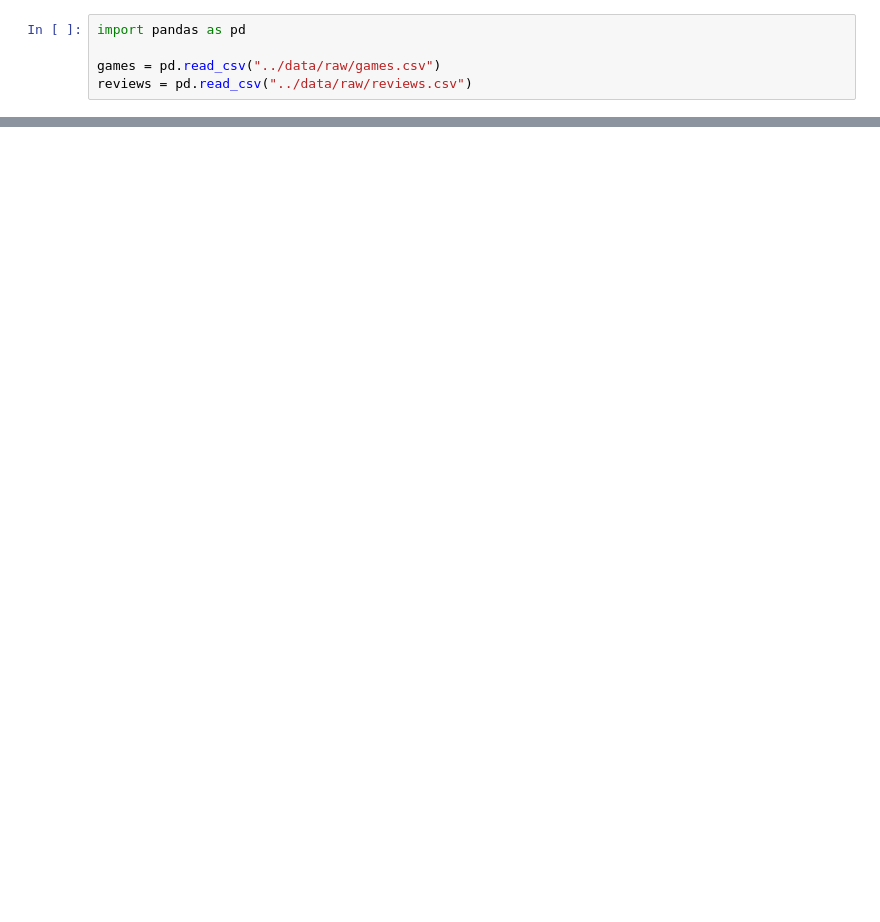
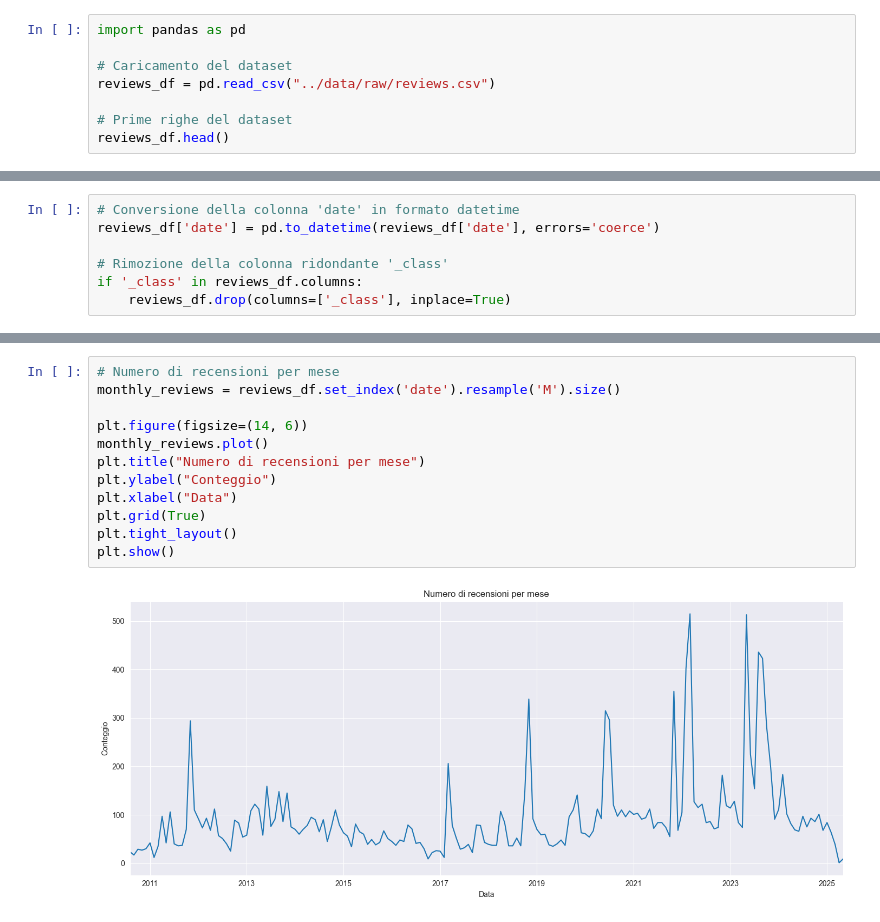
Before and after one commit to FrancescoPinto02/SE4AI-Pinto-Torino, a Jupyter notebook: notebooks/01-fap-EDA.ipynb, the cells around one changed output, grey strips where cells are left out. Drawn from its saved outputs; the diff is of its cells as text; blank space fills up the shorter version.

Commit message:
EDA: pushed notebook eda reviews

```diff
--- a/notebooks/01-fap-EDA.ipynb
+++ b/notebooks/01-fap-EDA.ipynb
@@ -5,6 +6,9 @@
 # %%
 import pandas as pd
 
-games = pd.read_csv("../data/raw/games.csv")
-reviews = pd.read_csv("../data/raw/reviews.csv")
+# Caricamento del dataset
+reviews_df = pd.read_csv("../data/raw/reviews.csv")
+
+# Prime righe del dataset
+reviews_df.head()
 # %% [markdown]
@@ -72,0 +83,7 @@ memory usage: 9.4+ MB
+# %%
+# Conversione della colonna 'date' in formato datetime
+reviews_df['date'] = pd.to_datetime(reviews_df['date'], errors='coerce')
+
+# Rimozione della colonna ridondante '_class'
+if '_class' in reviews_df.columns:
+    reviews_df.drop(columns=['_class'], inplace=True)
@@ -72,0 +110,14 @@ memory usage: 9.4+ MB
+# %%
+# Numero di recensioni per mese
+monthly_reviews = reviews_df.set_index('date').resample('M').size()
+
+plt.figure(figsize=(14, 6))
+monthly_reviews.plot()
+plt.title("Numero di recensioni per mese")
+plt.ylabel("Conteggio")
+plt.xlabel("Data")
+plt.grid(True)
+plt.tight_layout()
+plt.show()
+# %% [output]
+[figure, added]
```
Also changed, not shown: parts of 27 cells of this notebook.
